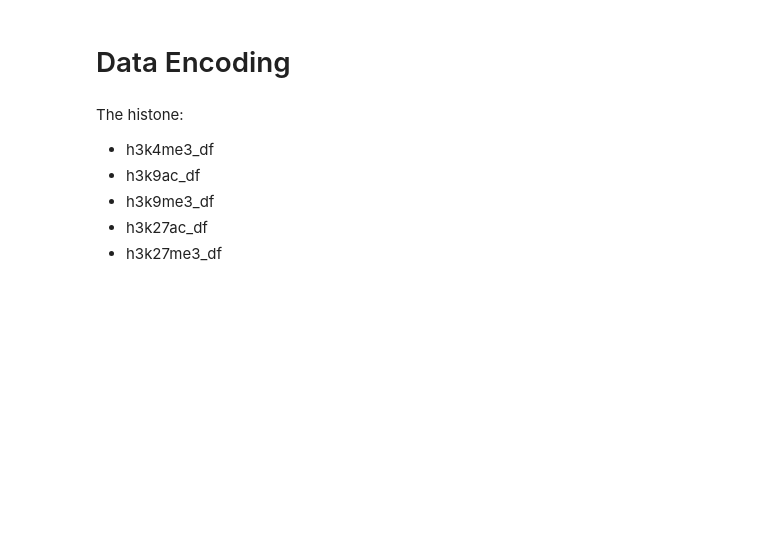
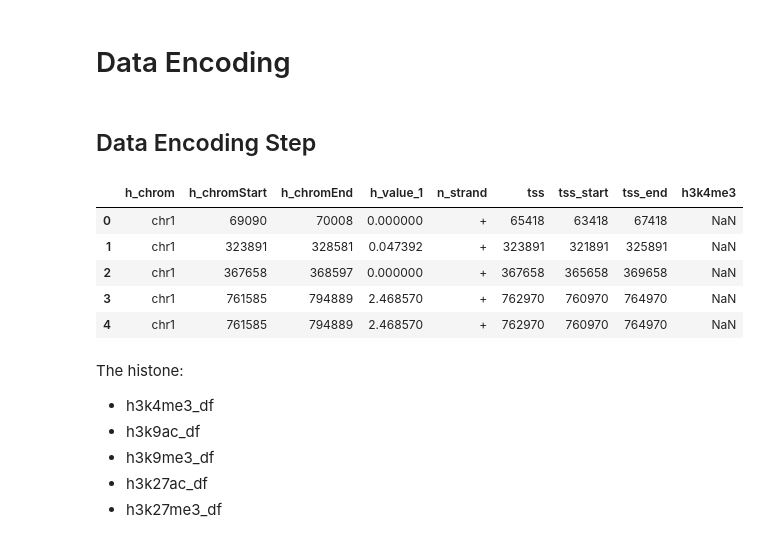
Before and after one commit to munif/epi-thesis, a Jupyter notebook: workflow/03. Encoding New Dataset, XGBoost/Encoding Data (pandas).ipynb, the cells around one changed output. Cells and saved outputs as stored; diff of their text form; code cells hidden in the pictures; blank space fills up the shorter version.

```diff
--- a/workflow/03. Encoding New Dataset, XGBoost/Encoding Data (pandas).ipynb
+++ b/workflow/03. Encoding New Dataset, XGBoost/Encoding Data (pandas).ipynb
@@ -76,6 +76,8 @@ display(h3k4me3_df.head())
 | 4 | chr10 | 180346 | 180492 | chr10_489 | h3k4me3 |
 # %% [markdown]
 # Data Encoding
+# %% [markdown]
+## Data Encoding Step
 # %%
 def encode_histone(row, histone_df, threshold = 0.8, histone_length = 146):
   chrom = row["h_chrom"]
@@ -107,6 +109,15 @@ def encode_histone(row, histone_df, threshold = 0.8, histone_length = 146):
   arr[idx] = 1
 
   return arr
+# %%
+gene_exp_df.head()
+# %% [output]
+|  | h_chrom | h_chromStart | h_chromEnd | h_value_1 | n_strand | tss | tss_start | tss_end | h3k4me3 |
+| 0 | chr1 | 69090 | 70008 | 0.000000 | + | 65418 | 63418 | 67418 | NaN |
+| 1 | chr1 | 323891 | 328581 | 0.047392 | + | 323891 | 321891 | 325891 | NaN |
+| 2 | chr1 | 367658 | 368597 | 0.000000 | + | 367658 | 365658 | 369658 | NaN |
+| 3 | chr1 | 761585 | 794889 | 2.468570 | + | 762970 | 760970 | 764970 | NaN |
+| 4 | chr1 | 761585 | 794889 | 2.468570 | + | 762970 | 760970 | 764970 | NaN |
 # %% [markdown]
 The histone:
 
```
Also changed, not shown: parts of 8 cells of this notebook, 6 other files.
